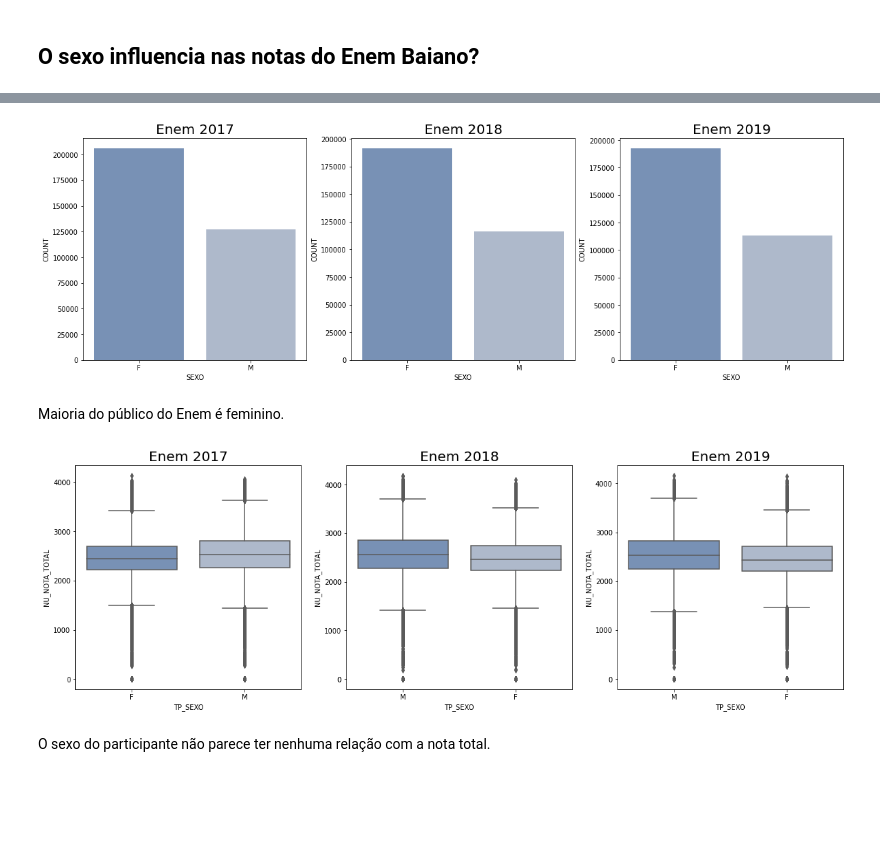
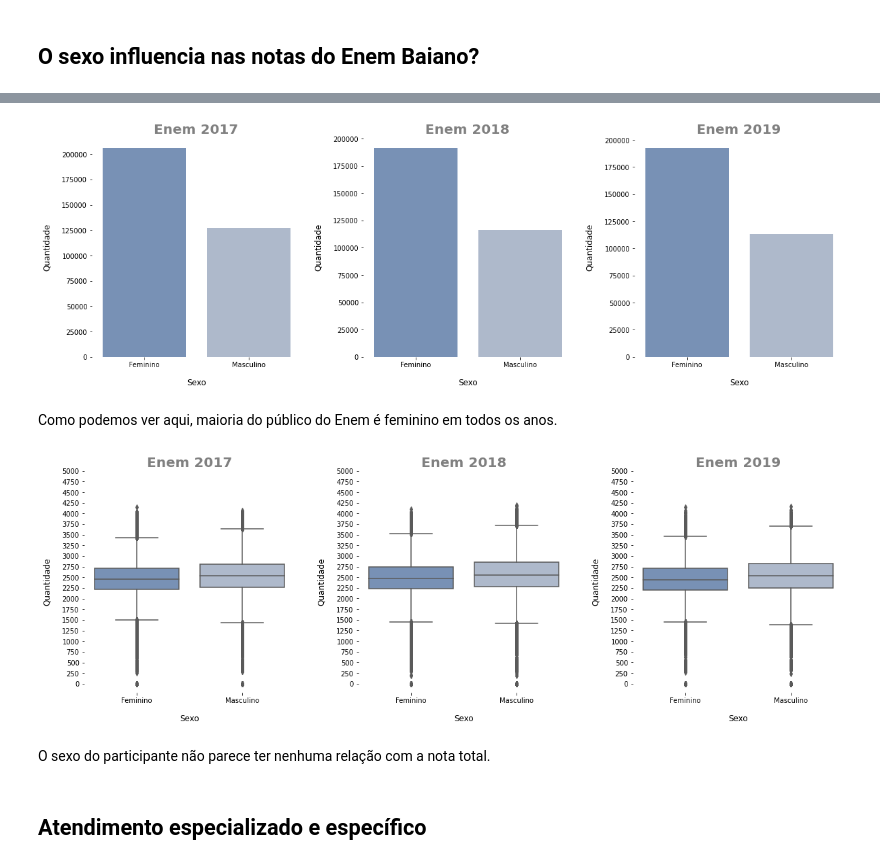
Before and after one commit to DenisBvnt/Alura_Imersao_Dados_2020.2, a Jupyter notebook: Analise_Enem_Bahia_ultimos_3anos/Analise_Enem_Bahia_ultimos_3anos.ipynb, the cells around one changed output, grey strips where cells are left out. Drawn from its saved outputs; the diff is of its cells as text; code cells hidden in the pictures; blank space fills up the shorter version.

```diff
--- a/Analise_Enem_Bahia_ultimos_3anos/Analise_Enem_Bahia_ultimos_3anos.ipynb
+++ b/Analise_Enem_Bahia_ultimos_3anos/Analise_Enem_Bahia_ultimos_3anos.ipynb
@@ -340,4 +525,0 @@ enem_ba_2019[(enem_ba_2019['NU_IDADE'] < 13) & (enem_ba_2019['TP_ST_CONCLUSAO']
-# %%
-enem_ba_2017.drop(enem_ba_2017[(enem_ba_2017['NU_IDADE'] < 13) & (enem_ba_2017['TP_ST_CONCLUSAO'] < 4)].index, inplace=True)
-enem_ba_2018.drop(enem_ba_2018[(enem_ba_2018['NU_IDADE'] < 13) & (enem_ba_2018['TP_ST_CONCLUSAO'] < 4)].index, inplace=True)
-enem_ba_2019.drop(enem_ba_2019[(enem_ba_2019['NU_IDADE'] < 13) & (enem_ba_2019['TP_ST_CONCLUSAO'] < 4)].index, inplace=True)
@@ -661,9 +855,13 @@ plt.figure(figsize=(20,6))
 i=1
 
 for df in lista_de_dataframes:
+  plt.subplots_adjust(wspace=0.3)
   plt.subplot(1,3,i)
-  sns.histplot(data=df, x='TP_COR_RACA', stat='probability')
-  plt.title('Enem {}'.format(int(df['NU_ANO'].mean())), fontsize=20)
-  plt.xticks([0,1,2,3,4,5], ['N/D', 'Branca', 'Preta', 'Parda', 'Amarela', 'Indígena'], rotation=30)
+  sns.countplot(data=df, x='TP_COR_RACA')
+  plt.title('Enem {}'.format(int(df['NU_ANO'].mean())), fontsize=20, color='grey', fontweight='heavy')
+  plt.xticks([0,1,2,3,4,5], ['Não\ndeclarado', 'Branca', 'Preta', 'Parda', 'Amarela', 'Indígena'], rotation=30)
+  plt.xlabel('Cor/Raça', labelpad = 15, fontsize=12)
+  plt.ylabel('Quantidade', labelpad = 15, fontsize=12)
+  sns.despine(bottom = True, left = True)
   i+=1
 # %% [output]
@@ -672,12 +870,17 @@ for df in lista_de_dataframes:
 Pardos e pretos são aproximadamente 80% de todos os participantes do Enem na Bahia nos 3 anos.
 # %%
 plt.figure(figsize=(20,6))
+plt.subplots_adjust(wspace=0.3)
 i=1
 
 for df in lista_de_dataframes:
   plt.subplot(1,3,i)
   sns.boxplot(data=df, x='TP_COR_RACA', y='NU_NOTA_TOTAL')
-  plt.title('Enem {}'.format(int(df['NU_ANO'].mean())), fontsize=20)
-  plt.xticks([0,1,2,3,4,5], ['N/D', 'Branca', 'Preta', 'Parda', 'Amarela', 'Indígena'], rotation=30)
+  plt.title('Enem {}'.format(int(df['NU_ANO'].mean())), fontsize=20, color='grey', fontweight='heavy')
+  plt.xticks([0,1,2,3,4,5], ['Não\ndeclarado', 'Branca', 'Preta', 'Parda', 'Amarela', 'Indígena'], rotation=30)
+  plt.yticks(np.arange(0,5250,250))
+  plt.xlabel('Cor/Raça', labelpad = 15, fontsize=12)
+  plt.ylabel('Nota total', labelpad = 15, fontsize=12)
+  sns.despine(bottom = True, left = True)
   i+=1
 # %% [output]
@@ -706,26 +909,39 @@ df_sexo_2017.head()
 # %%
 plt.figure(figsize=(20,6))
+plt.subplots_adjust(wspace=0.3)
 i=1
 
 for df in [df_sexo_2017, df_sexo_2018, df_sexo_2019]:
   plt.subplot(1,3,i)
-  sns.barplot(data=df, x='SEXO', y='COUNT')
-  plt.title('Enem {}'.format(2016+i), fontsize=20)
+  sns.barplot(data=df, x='SEXO', y='COUNT', order=['F','M'])
+  plt.title('Enem {}'.format(2016+i), fontsize=20, color='grey', fontweight='heavy')
+  plt.xlabel('Sexo', labelpad = 15, fontsize=12)
+  plt.ylabel('Quantidade', labelpad = 15, fontsize=12)
+  plt.xticks([0,1], ['Feminino', 'Masculino'])
+  sns.despine(bottom = True, left = True)
   i+=1
 # %% [output]
-[figure, old version]
+[figure, new version]
 # %% [markdown]
-Maioria do público do Enem é feminino.
+Como podemos ver aqui, maioria do público do Enem é feminino em todos os anos.
 # %%
 plt.figure(figsize=(20,6))
+plt.subplots_adjust(wspace=0.3)
 i=1
 
 for df in lista_de_dataframes:
   plt.subplot(1,3,i)
-  sns.boxplot(data=df, x='TP_SEXO', y='NU_NOTA_TOTAL')
-  plt.title('Enem {}'.format(int(df['NU_ANO'].mean())), fontsize=20)
+  sns.boxplot(data=df, x='TP_SEXO', y='NU_NOTA_TOTAL', order=['F','M'])
+  plt.title('Enem {}'.format(int(df['NU_ANO'].mean())), fontsize=20, color='grey', fontweight='heavy')
+  plt.xlabel('Sexo', labelpad = 15, fontsize=12)
+  plt.ylabel('Quantidade', labelpad = 15, fontsize=12)
+  plt.yticks(np.arange(0,5250,250))
+  plt.xticks([0,1], ['Feminino', 'Masculino'])
+  sns.despine(bottom = True, left = True)
   i+=1
 # %% [output]
-[figure, old version]
+[figure, new version]
 # %% [markdown]
 O sexo do participante não parece ter nenhuma relação com a nota total.
+# %% [markdown]
+## Atendimento especializado e específico
```
Also changed, not shown: parts of 96 cells of this notebook.
